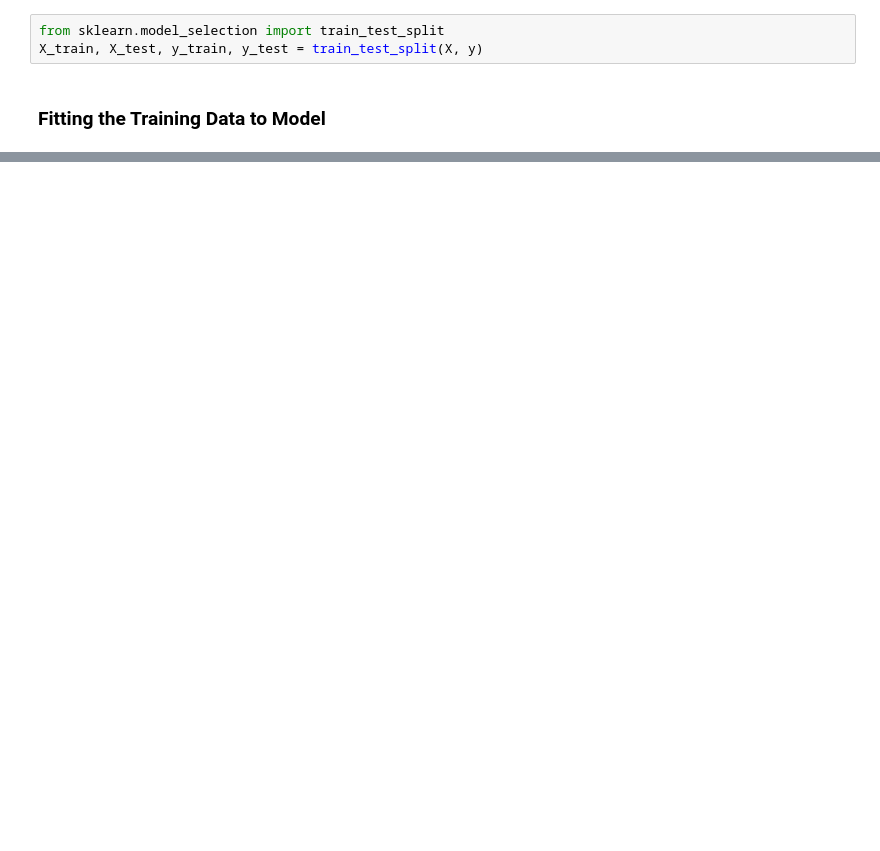
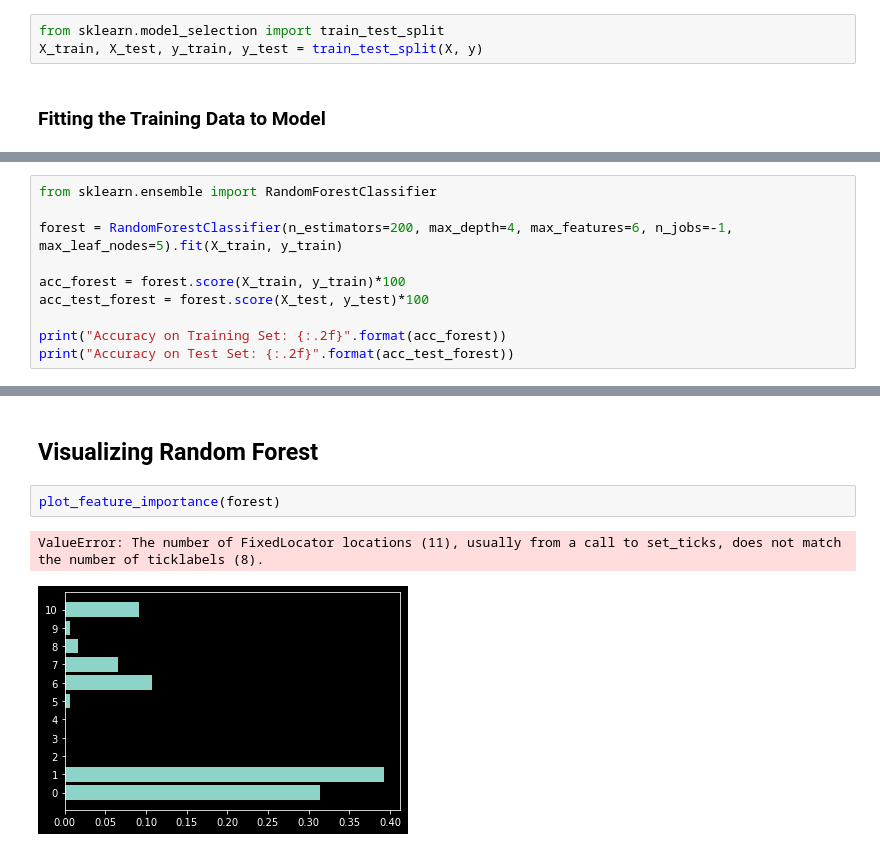
Before and after one commit to PrynsTag/Kaggle-Competitions, a Jupyter notebook: 01 - Titanic - Machine Learning from Disaster /titanic_exploration.ipynb, the cells around one changed output, grey strips where cells are left out. Cells and saved outputs as stored; diff of their text form; blank space fills up the shorter version.

```diff
--- a/01 - Titanic - Machine Learning from Disaster /titanic_exploration.ipynb
+++ b/01 - Titanic - Machine Learning from Disaster /titanic_exploration.ipynb
@@ -363,0 +452,10 @@ tree = DecisionTreeClassifier(max_depth=4).fit(X_train, y_train)
+# %%
+from sklearn.ensemble import RandomForestClassifier
+
+forest = RandomForestClassifier(n_estimators=200, max_depth=4, max_features=6, n_jobs=-1, max_leaf_nodes=5).fit(X_train, y_train)
+
+acc_forest = forest.score(X_train, y_train)*100
+acc_test_forest = forest.score(X_test, y_test)*100
+
+print("Accuracy on Training Set: {:.2f}".format(acc_forest))
+print("Accuracy on Test Set: {:.2f}".format(acc_test_forest))
@@ -394,0 +597,7 @@ graphviz.Source(dot_graph)
+# %% [markdown]
+## Visualizing Random Forest
+# %%
+plot_feature_importance(forest)
+# %% [output]
+ValueError: The number of FixedLocator locations (11), usually from a call to set_ticks, does not match the number of ticklabels (8).
+[figure, added]
```
Also changed, not shown: parts of 60 cells of this notebook.
